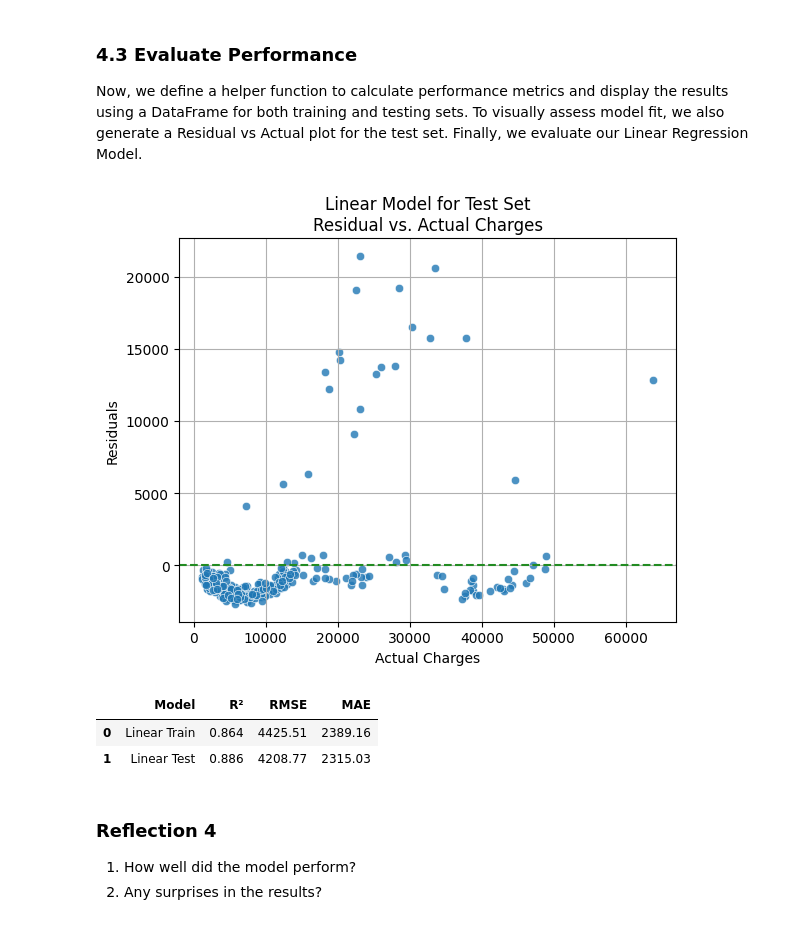
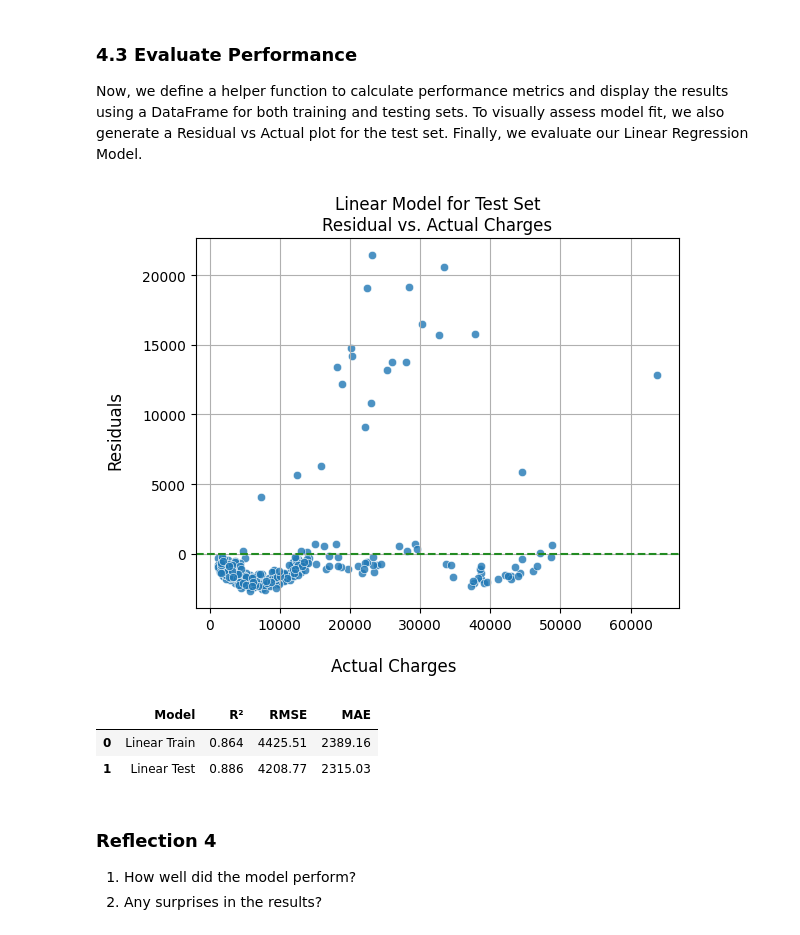
Before and after one commit to JfromNWMS/ml_regression_jordan, a Jupyter notebook: regression_jordan.ipynb, the cells around one changed output. Saved outputs shown, nothing was run; the diff lists cells and outputs as text; code cells hidden in the pictures.

```diff
--- a/regression_jordan.ipynb
+++ b/regression_jordan.ipynb
@@ -166,14 +166,15 @@ Now, we will view boxplots of our numerical features to further assess their dis
 # %%
 fig, axes = plt.subplots(1, 4, figsize=(12,4))
 
-for ax, col in zip(axes.flatten(), ["age", "bmi", "children", "charges"], strict=True):
+for ax, col in zip(axes.flatten(), numerical_col, strict=True):
 
+    display_col = "BMI" if col == "bmi" else col.title()
     sns.boxplot(y=insurance_df[col], ax=ax, showmeans=True,
-                meanprops={"marker":"o",
-                           "markerfacecolor":"skyblue",
-                           "markeredgecolor":"dimgray",
-                           "markersize":"6"})
-    ax.set(title="BMI" if col == "bmi" else col.title(), ylabel="BMI" if col == "bmi" else col.title())
+                meanprops={"marker": "o",
+                           "markerfacecolor": "skyblue",
+                           "markeredgecolor": "dimgray",
+                           "markersize": "6"})
+    ax.set(title=display_col, ylabel=display_col)
 
 fig.suptitle("Box Plots for Numerical Features")
 plt.tight_layout()
@@ -187,10 +188,13 @@ At this stage, we will now visualize a count of our categorical features.
 # %%
 fig, axes = plt.subplots(1, 3, figsize=(12, 4))
 
-for ax, col in zip(axes, ["sex", "smoker", "region"], strict=True):
+for ax, col in zip(axes, categorical_col, strict=True):
+
     sns.countplot(x=col, data=insurance_df, ax=ax, hue=col, palette="Blues_d")
     ax.set(title=f"Distribution of {col.title()}", xlabel=f"{col.title()}")
+    ax.set_ylabel("")
 
+fig.supylabel("Count")
 fig.suptitle("Count Plots of Categorical Features")
 plt.tight_layout()
 plt.show()
@@ -203,11 +207,12 @@ Now that we have an idea of how our categorical features are distributed, we inv
 # %%
 fig, axes = plt.subplots(1, 3, figsize=(12, 4))
 
-for ax, col in zip(axes, ["sex", "smoker", "region"], strict=True):
+for ax, col in zip(axes, categorical_col, strict=True):
 
     sns.barplot(x=col, y="charges", data=insurance_df, ax=ax, hue=col, palette="Blues_d", errorbar=None)
-    ax.set(title=f"Average Charges per {col.title()}", ylabel="Average Charges", xlabel=f"{col.title()}")
+    ax.set(title=f"Average Charges per {col.title()}", ylabel="", xlabel=f"{col.title()}")
 
+fig.supylabel("Average Charges")
 fig.suptitle("Average Insurance Charges by Categorical Feature")
 plt.tight_layout()
 plt.show()
@@ -222,10 +227,11 @@ fig, axes = plt.subplots(1, 2, figsize=(12, 5))
 
 for ax, col in zip(axes, ["bmi", "age"], strict=True):
 
+    display_col = "BMI" if col == "bmi" else "Age"
     sns.scatterplot(data=insurance_df, x=col, y="charges", hue="smoker", palette="Blues_d", alpha=0.8, ax=ax)
-    ax.set_title(f"Charges vs. {"BMI" if col == "bmi" else "Age"}, Hued by Smoker Status")
-    ax.set_xlabel(f"{"BMI" if col == "bmi" else "Age"}")
-    ax.set_ylabel("Charges")
+    ax.set_title(f"Charges vs. {display_col}, Hued by Smoker Status")
+    ax.set_xlabel(display_col)
+    ax.set_ylabel("Charges" if ax is axes[0] else "")
     ax.legend(title="Smoker")
 
 plt.tight_layout()
@@ -296,36 +302,37 @@ def evaluate_model(name_model):  # noqa: D103
             y_pred = model.predict(X_tt)
             r_sqr = round(r2_score(y_tt, y_pred), 3)
             rmse = round(root_mean_squared_error(y_tt, y_pred), 2)
             mae = round(mean_absolute_error(y_tt, y_pred), 2)
             results.append(
                 {
                     "Model": name + " " + tt,
                     "R²": r_sqr,
                     "RMSE": rmse,
                     "MAE": mae
                 }
             )
             results_all.append(results[-1])
 
             if tt == "Test":
 
                 ax = axes[i] if num_plots > 1 else axes
                 residuals = y_tt - y_pred
                 sns.scatterplot(x=y_tt, y=residuals, alpha=0.8, ax=ax)
                 ax.axhline(y=0, color="forestgreen", linestyle="--")
-                ax.set(title=f"{name} Model for Test Set\nResidual vs. Actual Charges",
-                          ylabel="Residuals", xlabel="Actual Charges")
+                ax.set(title=f"{name} Model for Test Set\nResidual vs. Actual Charges", xlabel="", ylabel="")
                 ax.grid(True)
 
+    fig.supylabel("Residuals")
+    fig.supxlabel("Actual Charges")
     plt.tight_layout()
     plt.show()
     display(pd.DataFrame(results))
 
 results_all = []
 
 evaluate_model([("Linear", linear_model)])
 # %% [output]
-[figure, old version]
+[figure, new version]
 |  | Model | R² | RMSE | MAE |
 | 0 | Linear Train | 0.864 | 4425.51 | 2389.16 |
 | 1 | Linear Test | 0.886 | 4208.77 | 2315.03 |
```
Also changed, not shown: parts of 7 cells of this notebook.
